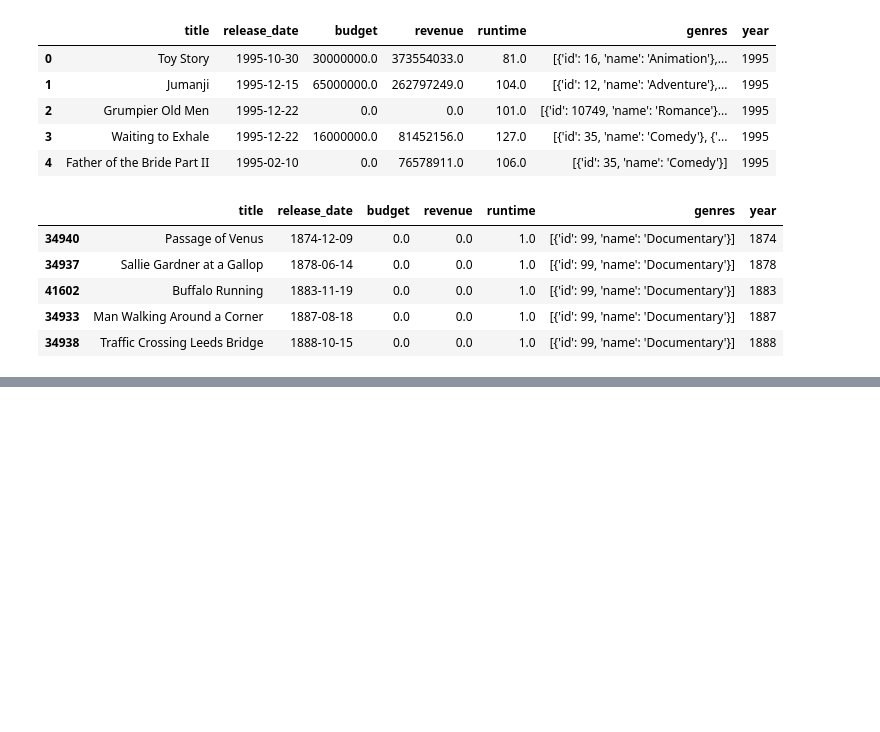
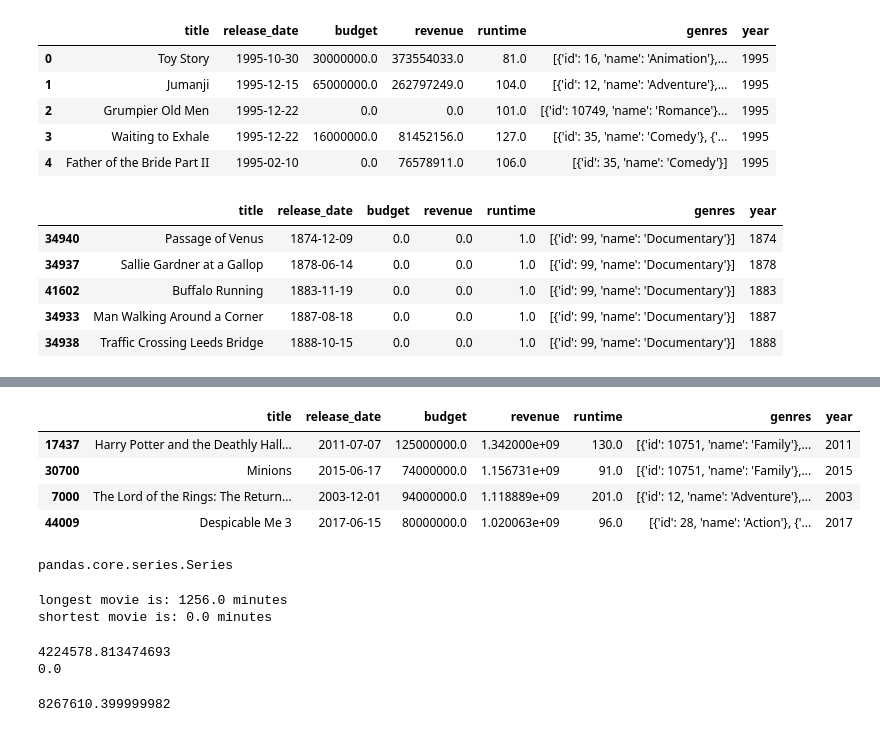
Before and after one commit to Manimit10/SimpleRecommenderSystem, a Jupyter notebook: firstRec.ipynb, the cells around one changed output, grey strips where cells are left out. Cells and saved outputs as stored; diff of their text form; code cells hidden in the pictures; blank space fills up the shorter version.

Commit message:
introduction to Pandas Series and DataFrame

```diff
--- a/firstRec.ipynb
+++ b/firstRec.ipynb
@@ -169,0 +210,40 @@ small_df.head()
+# %%
+#select only movies which earned more than 1 billion and spent less than 150 million
+
+new2 = small_df[(small_df['revenue'] > 1e9) & (small_df['budget'] < 1.5e8)]
+new2
+# %% [output]
+|  | title | release_date | budget | revenue | runtime | genres | year |
+| 17437 | Harry Potter and the Deathly Hall... | 2011-07-07 | 125000000.0 | 1.342000e+09 | 130.0 | [{'id': 10751, 'name': 'Family'},... | 2011 |
+| 30700 | Minions | 2015-06-17 | 74000000.0 | 1.156731e+09 | 91.0 | [{'id': 10751, 'name': 'Family'},... | 2015 |
+| 7000 | The Lord of the Rings: The Return... | 2003-12-01 | 94000000.0 | 1.118889e+09 | 201.0 | [{'id': 12, 'name': 'Adventure'},... | 2003 |
+| 44009 | Despicable Me 3 | 2017-06-15 | 80000000.0 | 1.020063e+09 | 96.0 | [{'id': 28, 'name': 'Action'}, {'... | 2017 |
+# %%
+type(small_df['year'])
+# %% [output]
+pandas.core.series.Series
+# %%
+#accessing object key:value in runtime column
+
+runtime = small_df['runtime']
+
+print('longest movie is: ' + str(runtime.max()) + ' minutes')
+print('shortest movie is: ' + str(runtime.min()) + ' minutes')
+# %% [output]
+longest movie is: 1256.0 minutes
+shortest movie is: 0.0 minutes
+# %%
+budget = small_df['budget']
+
+print(budget.mean())
+
+print(budget.median())
+# %% [output]
+4224578.813474693
+0.0
+# %%
+#get the percentile of 90 in the movies' revenue
+revenue = small_df['revenue']
+revenue.quantile(0.90)
+# %% [output]
+8267610.399999982
```
Also changed, not shown: parts of 3 cells of this notebook.
